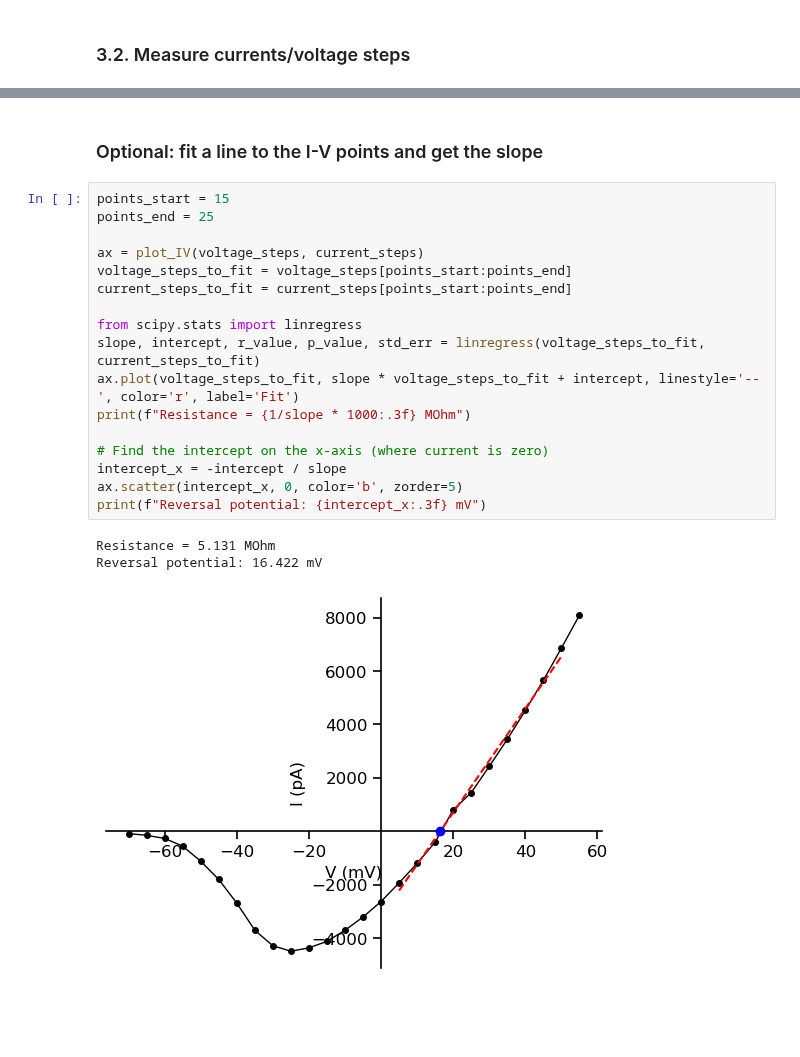
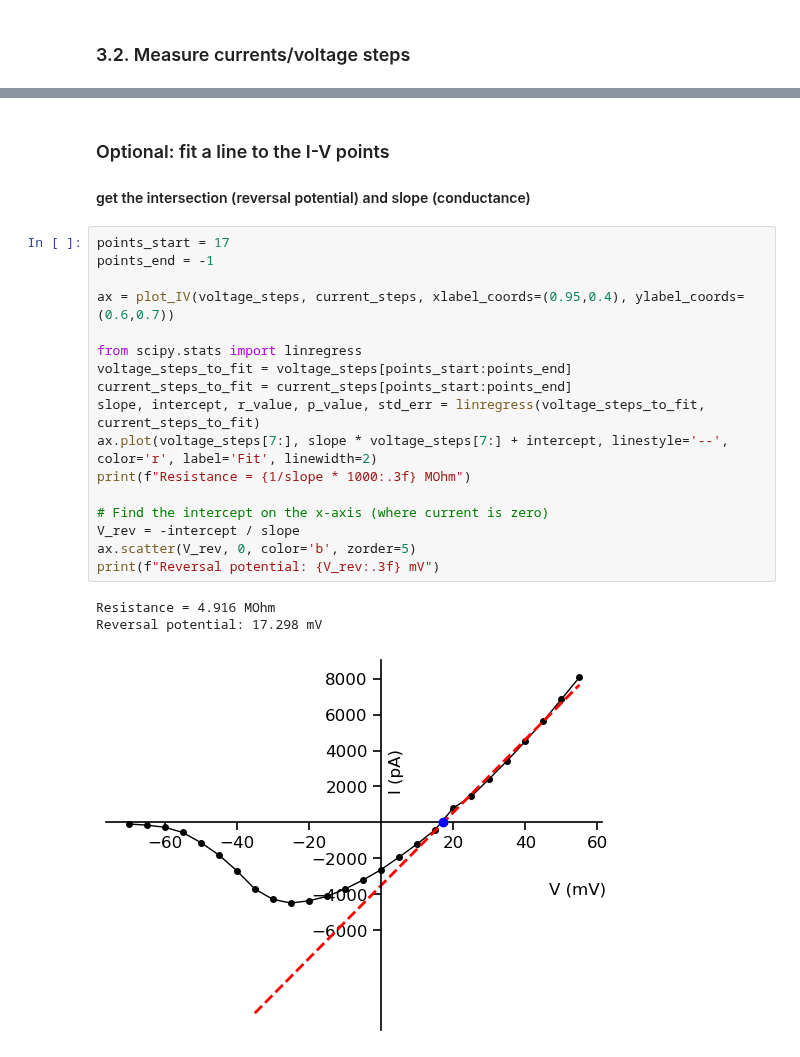
Before and after one commit to argalloni/CSHL_IonChannels2025, a Jupyter notebook: CSHL 1 - Na IVcurve.ipynb, the cells around one changed output, grey strips where cells are left out. Saved outputs shown, nothing was run; the diff lists cells and outputs as text; blank space fills up the shorter version.

```diff
--- a/CSHL 1 - Na IVcurve.ipynb
+++ b/CSHL 1 - Na IVcurve.ipynb
@@ -130,25 +133,26 @@ plot_IV(voltage_steps, current_steps, xlabel_coords=(0.95,0.25), ylabel_coords=(
 # %% [markdown]
-### Optional: fit a line to the I-V points and get the slope
+### Optional: fit a line to the I-V points
+#### get the intersection (reversal potential) and slope (conductance)
 # %%
-points_start = 15
-points_end = 25
+points_start = 17
+points_end = -1
 
-ax = plot_IV(voltage_steps, current_steps)
+ax = plot_IV(voltage_steps, current_steps, xlabel_coords=(0.95,0.4), ylabel_coords=(0.6,0.7))
+
+from scipy.stats import linregress
 voltage_steps_to_fit = voltage_steps[points_start:points_end]
 current_steps_to_fit = current_steps[points_start:points_end]
-
-from scipy.stats import linregress
 slope, intercept, r_value, p_value, std_err = linregress(voltage_steps_to_fit, current_steps_to_fit)
-ax.plot(voltage_steps_to_fit, slope * voltage_steps_to_fit + intercept, linestyle='--', color='r', label='Fit')
+ax.plot(voltage_steps[7:], slope * voltage_steps[7:] + intercept, linestyle='--', color='r', label='Fit', linewidth=2)
 print(f"Resistance = {1/slope * 1000:.3f} MOhm")
 
 # Find the intercept on the x-axis (where current is zero)
-intercept_x = -intercept / slope
-ax.scatter(intercept_x, 0, color='b', zorder=5)
-print(f"Reversal potential: {intercept_x:.3f} mV")
+V_rev = -intercept / slope
+ax.scatter(V_rev, 0, color='b', zorder=5)
+print(f"Reversal potential: {V_rev:.3f} mV")
 # %% [output]
-Resistance = 5.131 MOhm
-Reversal potential: 16.422 mV
+Resistance = 4.916 MOhm
+Reversal potential: 17.298 mV
-[figure, old version]
+[figure, new version]
 # %% [markdown]
 ### Calculate the channel activation curve
```
Also changed, not shown: parts of 4 cells of this notebook.
